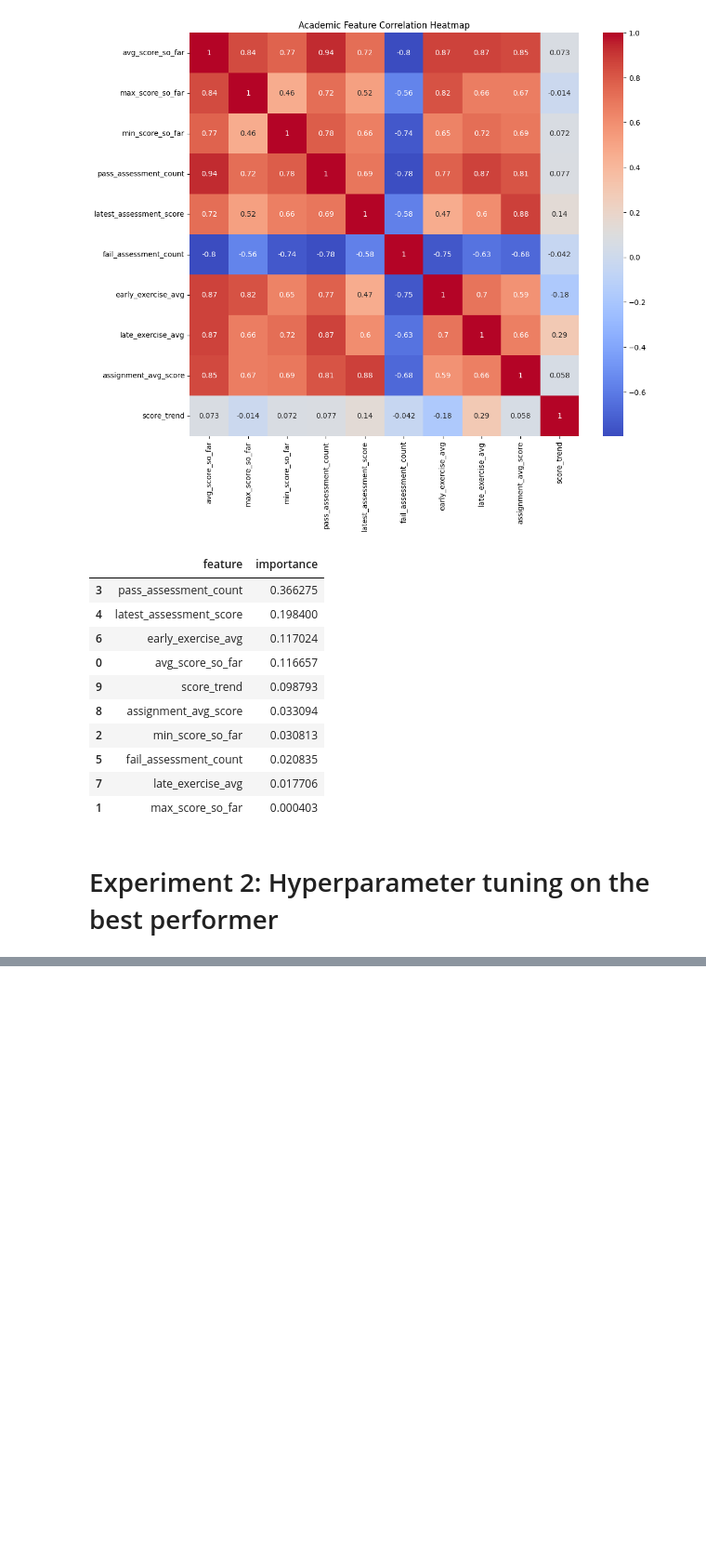
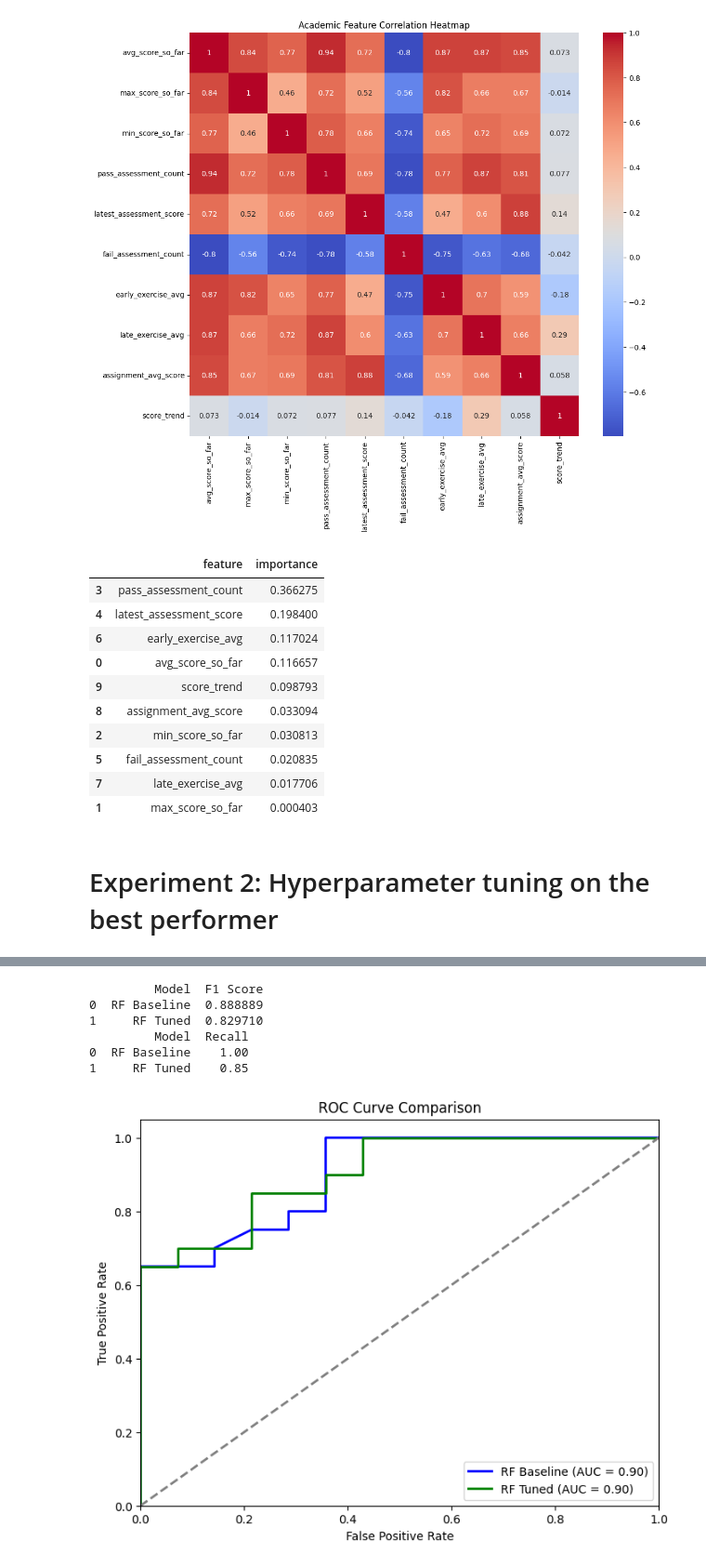
Before and after one commit to Rhea-myat/Smart-LMS-Dashboard-Moodle, a Jupyter notebook: ml/notebooks/model_selection_aca_v4.ipynb, the cells around one changed output, grey strips where cells are left out. Shown at 93% size. Cells and saved outputs as stored; diff of their text form; code cells hidden in the pictures; blank space fills up the shorter version.

```diff
--- a/ml/notebooks/model_selection_aca_v4.ipynb
+++ b/ml/notebooks/model_selection_aca_v4.ipynb
@@ -1037,0 +1041,8 @@ gb_importance.sort_values(
+# %%
+# parameter grid for Random Forest
+rf_param_grid = {
+    "n_estimators": [100, 200, 300],
+    "max_depth": [3, 5, 7, None],
+    "min_samples_split": [2, 5, 10],
+    "min_samples_leaf": [1, 2, 4]
+}
@@ -1037,0 +1073,10 @@ gb_importance.sort_values(
+# %%
+# evaluate tuned model
+best_rf = rf_grid.best_estimator_
+
+y_pred = best_rf.predict(X_aca_val)
+
+print(classification_report(
+    y_aca_val,
+    y_pred
+))
@@ -1037,0 +1092,53 @@ gb_importance.sort_values(
+# %%
+# create a table to compare RF baseline vs tuned model metrics
+
+
+rf_baseline_f1 = f1_score(y_aca_val, rf.predict(X_aca_val))
+
+baseline_metrics = {
+    "Model": ["RF Baseline", "RF Tuned"],
+    "F1 Score": [rf_baseline_f1, rf_grid.best_score_]
+}
+
+metrics_df = pd.DataFrame(baseline_metrics)
+print(metrics_df)
+
+# recall comparison
+rf_baseline_recall = recall_score(y_aca_val, rf.predict(X_aca_val))
+rf_tuned_recall = recall_score(y_aca_val, best_rf.predict(X_aca_val))
+recall_comparison = {
+    "Model": ["RF Baseline", "RF Tuned"],
+    "Recall": [rf_baseline_recall, rf_tuned_recall]
+}
+recall_df = pd.DataFrame(recall_comparison)
+print(recall_df)
+
+# ROC curve comparison for baseline vs tuned RF model
+plt.figure(figsize=(8, 6))
+
+# Baseline RF model
+fpr_baseline, tpr_baseline, _ = roc_curve(y_aca_val, rf.predict_proba(X_aca_val)[:, 1])
+roc_auc_baseline = auc(fpr_baseline, tpr_baseline)
+plt.plot(fpr_baseline, tpr_baseline, color='blue', lw=2, label='RF Baseline (AUC = %0.2f)' % roc_auc_baseline)
+
+# Tuned RF model
+fpr_tuned, tpr_tuned, _ = roc_curve(y_aca_val, best_rf.predict_proba(X_aca_val)[:, 1])
+roc_auc_tuned = auc(fpr_tuned, tpr_tuned)
+plt.plot(fpr_tuned, tpr_tuned, color='green', lw=2, label='RF Tuned (AUC = %0.2f)' % roc_auc_tuned)
+
+plt.plot([0, 1], [0, 1], color='gray', lw=2, linestyle='--')
+plt.xlim([0.0, 1.0])
+plt.ylim([0.0, 1.05])
+plt.xlabel('False Positive Rate')
+plt.ylabel('True Positive Rate')
+plt.title('ROC Curve Comparison')
+plt.legend(loc="lower right")
+plt.show()
+# %% [output]
+         Model  F1 Score
+0  RF Baseline  0.888889
+1     RF Tuned  0.829710
+         Model  Recall
+0  RF Baseline    1.00
+1     RF Tuned    0.85
+[figure, added]
```
Also changed, not shown: parts of 6 cells of this notebook, 7 other files.
